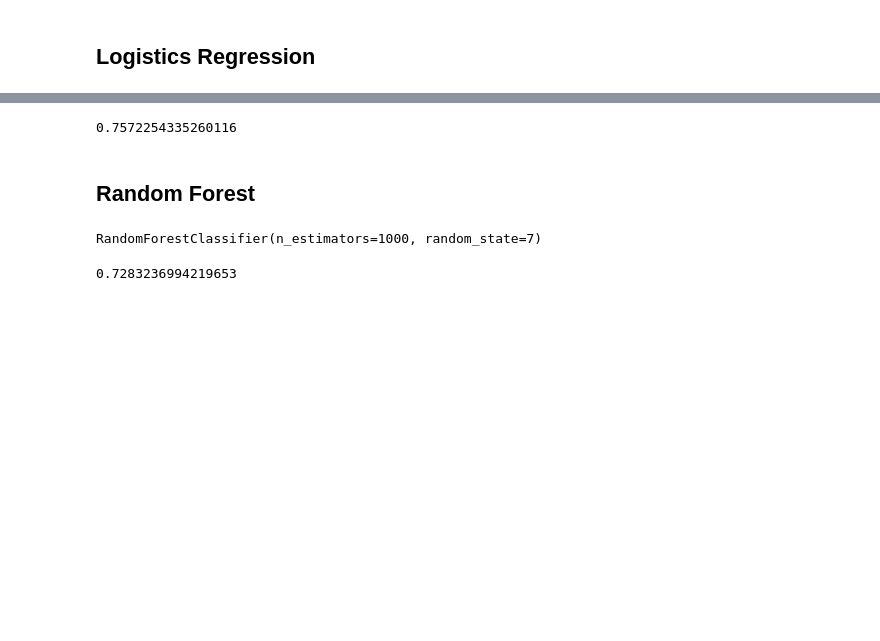
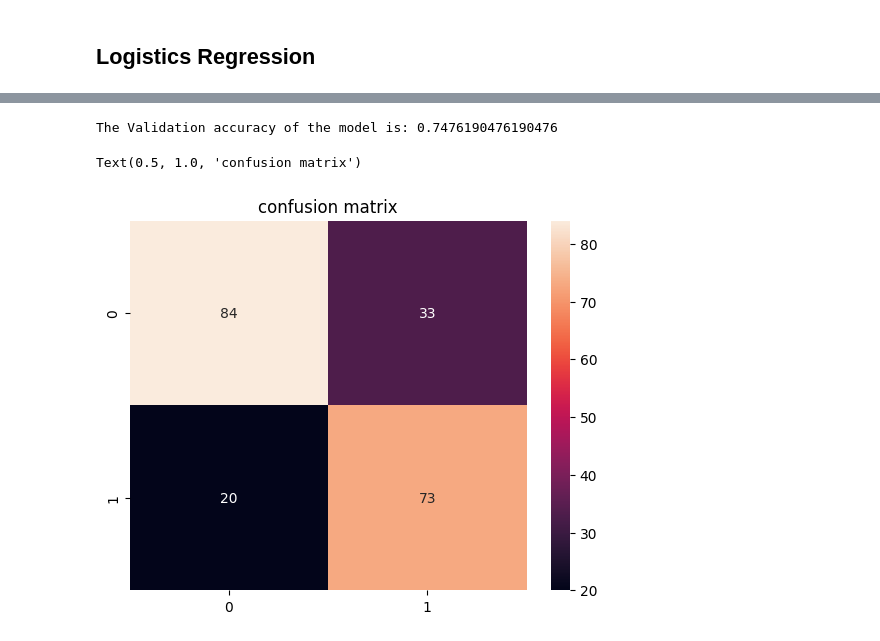
Before and after one commit to Mohd-Raza11/Diabetes-Prediction-Project, a Jupyter notebook: Diabetes_prediction.ipynb, the cells around one changed output, grey strips where cells are left out. Saved outputs shown, nothing was run; the diff lists cells and outputs as text; code cells hidden in the pictures; blank space fills up the shorter version.

Commit message:
This is a commit for model training

```diff
--- a/Diabetes_prediction.ipynb
+++ b/Diabetes_prediction.ipynb
@@ -115,6 +174,6 @@ X_train.shape, X_valid.shape, y_train.shape, y_valid.shape
 # %%
 from sklearn.preprocessing import StandardScaler
 ss=StandardScaler()
-X_train=ss.fit_transform(X_train)
-X_valid=ss.transform(X_valid)
-X_test=ss.transform(X_test)
+X_train=ss.fit_transform(x_train)
+X_valid=ss.transform(x_valid)
+X_test=ss.transform(x_test)
@@ -139,7 +179,0 @@ plt.show()
-# %%
-from sklearn import svm
-# Initialize SVM classifier
-model_svc = svm.SVC(kernel='linear')
-
-# Fit data
-model_svc.fit(X_train, y_train)
@@ -185,6 +183,6 @@ plt.show()
 ## Logistics Regression
 # %%
 from sklearn.linear_model import LogisticRegression
-model_LR=LogisticRegression()
-model_LR.fit(X_train,y_train)
+LR=LogisticRegression(penalty="l2", C=0.05, solver='liblinear')
+LR.fit(X_train,y_train)
 # %% [output]
@@ -204,0 +205,3 @@ array([1, 0, 0, 0, 1, 0, 1, 0, 1, 0, 0, 0, 1, 0, 0, 1, 0, 0, 0, 0, 0, 1,
+# %%
+y_pred=LR.predict(X_valid)
+y_pred
@@ -205,19 +223,11 @@ array([1, 0, 0, 0, 1, 0, 1, 0, 1, 0, 0, 0, 1, 0, 0, 1, 0, 0, 0, 0, 0, 1,
 # %%
 # accuracy score
-accuracy_score(y_pred_LR,y_valid) # logistic regression
+print("The Validation accuracy of the model is:", accuracy_score(y_pred,y_valid))
 # %% [output]
-0.7572254335260116
+The Validation accuracy of the model is: 0.7476190476190476
-# %% [markdown]
-## Random Forest
-# %%
-# random forest
-from sklearn.ensemble import RandomForestClassifier
-model_rf=RandomForestClassifier(n_estimators=1000,random_state=7)
-model_rf.fit(X_train,y_train)
-# %% [output]
-RandomForestClassifier(n_estimators=1000, random_state=7)
-# %%
-y_pred_rf=model_rf.predict(X_valid)
-print(accuracy_score(y_pred_rf,y_valid))
-# %% [output]
-0.7283236994219653
+# %%
+sns.heatmap(confusion_matrix(y_pred,y_valid),annot=True)
+plt.title("confusion matrix")
+# %% [output]
+Text(0.5, 1.0, 'confusion matrix')
+[figure, added]
```
Also changed, not shown: parts of 41 cells of this notebook, 6 other files.
